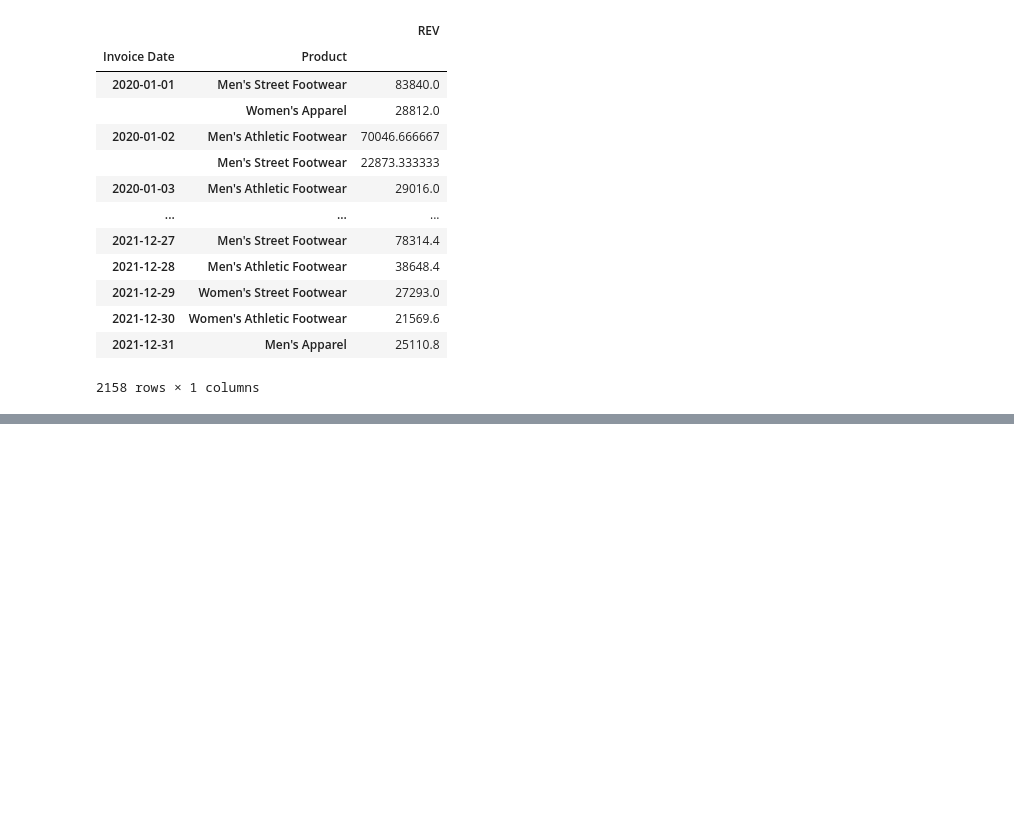
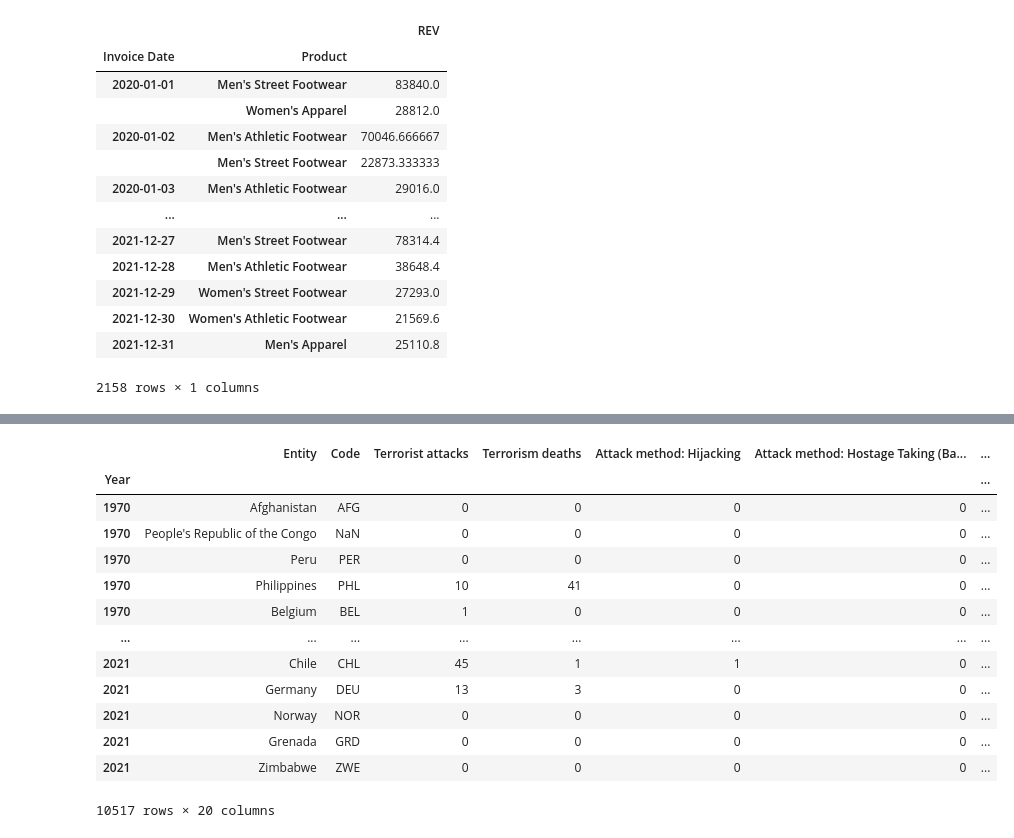
Before and after one commit to DTsapin/Python_DS-ML_practice, a Jupyter notebook: loop_and_pandas_practic.ipynb, the cells around one changed output, grey strips where cells are left out. Cells and saved outputs as stored; diff of their text form; code cells hidden in the pictures; blank space fills up the shorter version.

```diff
--- a/loop_and_pandas_practic.ipynb
+++ b/loop_and_pandas_practic.ipynb
@@ -222,3 +222,6 @@ df_total_revenue.set_axis(["REV"], axis="columns")
 | 2021-12-30 | Women's Athletic Footwear | 21569.6 |
 | 2021-12-31 | Men's Apparel | 25110.8 |
 2158 rows × 1 columns
+# %%
+df_1 = pd.read_csv('terrorist-attacks.csv')
+df_1
@@ -224,0 +242,18 @@ df_total_revenue.set_axis(["REV"], axis="columns")
+# %%
+df_1 = df_1.set_index('Year').sort_values(by='Year',ascending=True)
+df_1
+# %% [output]
+|  | Entity | Code | Terrorist attacks | Terrorism deaths | Attack method: Hijacking | Attack method: Hostage Taking (Ba... | ... |
+| Year |  |  |  |  |  |  | ... |
+| 1970 | Afghanistan | AFG | 0 | 0 | 0 | 0 | ... |
+| 1970 | People's Republic of the Congo | NaN | 0 | 0 | 0 | 0 | ... |
+| 1970 | Peru | PER | 0 | 0 | 0 | 0 | ... |
+| 1970 | Philippines | PHL | 10 | 41 | 0 | 0 | ... |
+| 1970 | Belgium | BEL | 1 | 0 | 0 | 0 | ... |
+| ... | ... | ... | ... | ... | ... | ... | ... |
+| 2021 | Chile | CHL | 45 | 1 | 1 | 0 | ... |
+| 2021 | Germany | DEU | 13 | 3 | 0 | 0 | ... |
+| 2021 | Norway | NOR | 0 | 0 | 0 | 0 | ... |
+| 2021 | Grenada | GRD | 0 | 0 | 0 | 0 | ... |
+| 2021 | Zimbabwe | ZWE | 0 | 0 | 0 | 0 | ... |
+10517 rows × 20 columns
```
Also changed, not shown: parts of 4 cells of this notebook.
